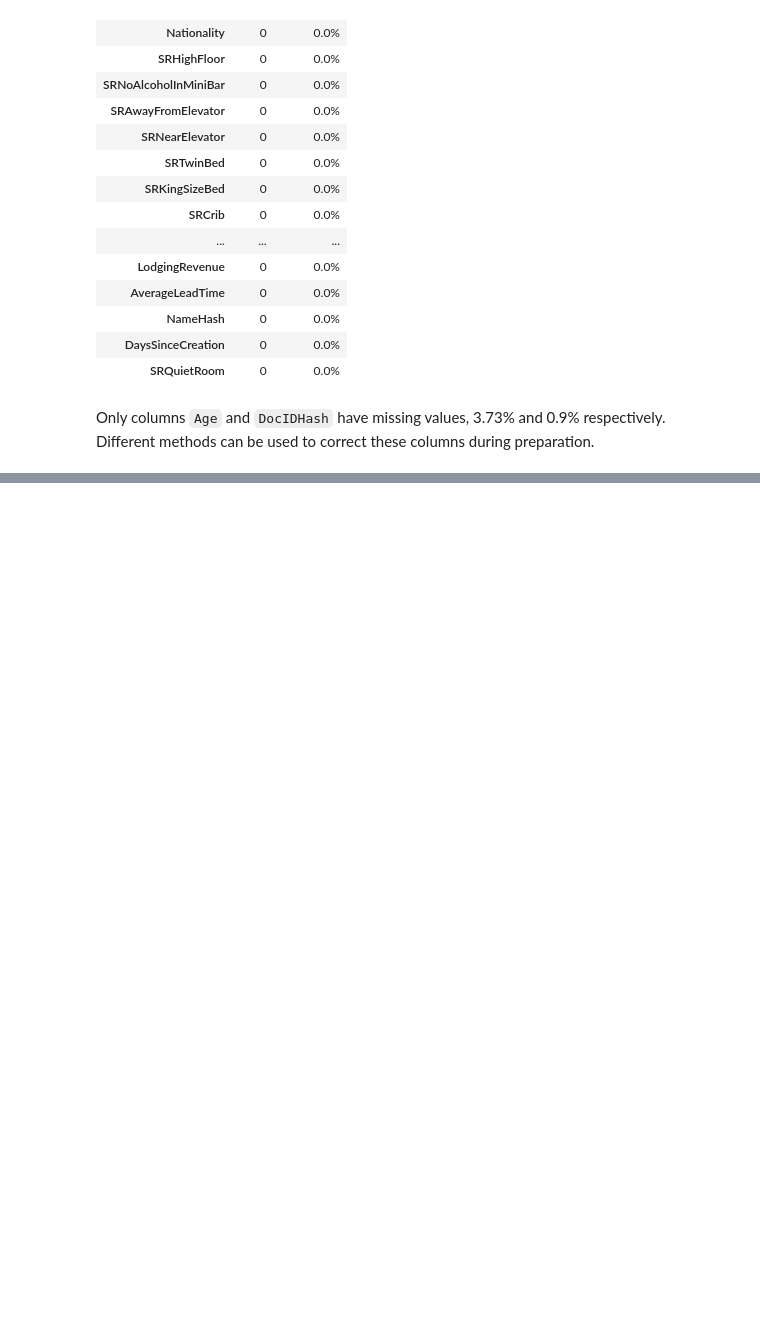
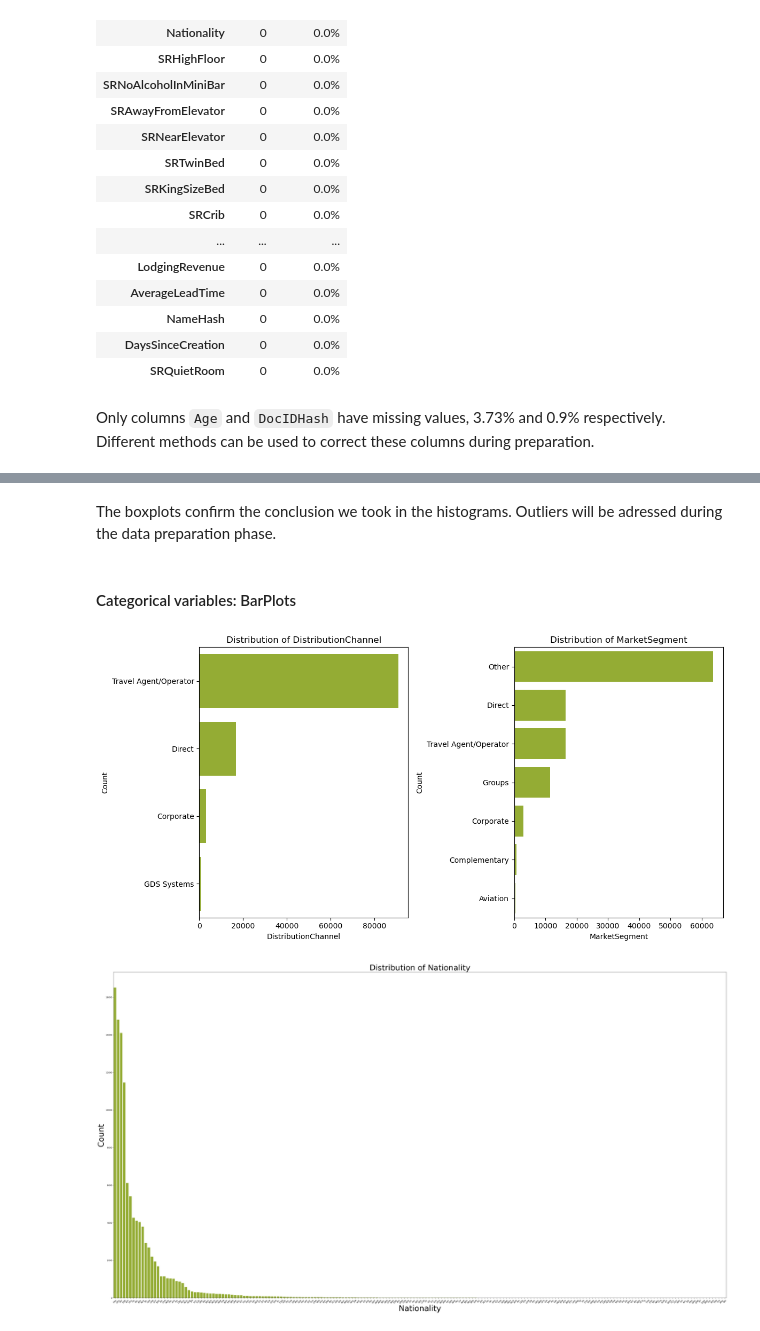
Before and after one commit to CatarinaGN/Case-1, a Jupyter notebook: Versão_Bea.ipynb, the cells around one changed output, grey strips where cells are left out. Drawn from its saved outputs; the diff is of its cells as text; code cells hidden in the pictures; blank space fills up the shorter version.

```diff
--- a/Versão_Bea.ipynb
+++ b/Versão_Bea.ipynb
@@ -339,0 +433,40 @@ Only columns `Age` and `DocIDHash` have missing values, 3.73% and 0.9% respectiv
+# %% [markdown]
+The boxplots confirm the conclusion we took in the histograms.
+Outliers will be adressed during the data preparation phase.
+# %% [markdown]
+#### Categorical variables: BarPlots
+# %%
+plt.figure(figsize=(16, 6))
+
+# Plot bar charts for DistributionChannel and MarketSegmentat
+
+for i, var in enumerate(categorical_variables, 1):
+    if var != 'Nationality':
+        plt.subplot(1, 3, i)
+        sns.countplot(data=df, y=var, order=df[var].value_counts().index, color='#A0C020')
+        plt.xlabel(var)
+        plt.ylabel('Count')
+        plt.title(f'Distribution of {var}')
+        plt.xticks(rotation=0)
+
+plt.tight_layout()
+plt.show()
+
+
+plt.figure(figsize=(45, 25))
+
+# Plot bar chart for Nationality
+sns.countplot(data=df, x='Nationality', order=df['Nationality'].value_counts().index, color='#A0C020')
+plt.xlabel('Nationality', fontsize=40)
+plt.ylabel('Count', fontsize=40)
+plt.title('Distribution of Nationality', fontsize=40)
+plt.xticks(rotation=45)
+
+plt.tight_layout()
+plt.show()
+
+
+#Adapted from Chat GPT
+# %% [output]
+[figure, added]
+[figure, added]
```
Also changed, not shown: parts of 27 cells of this notebook.
